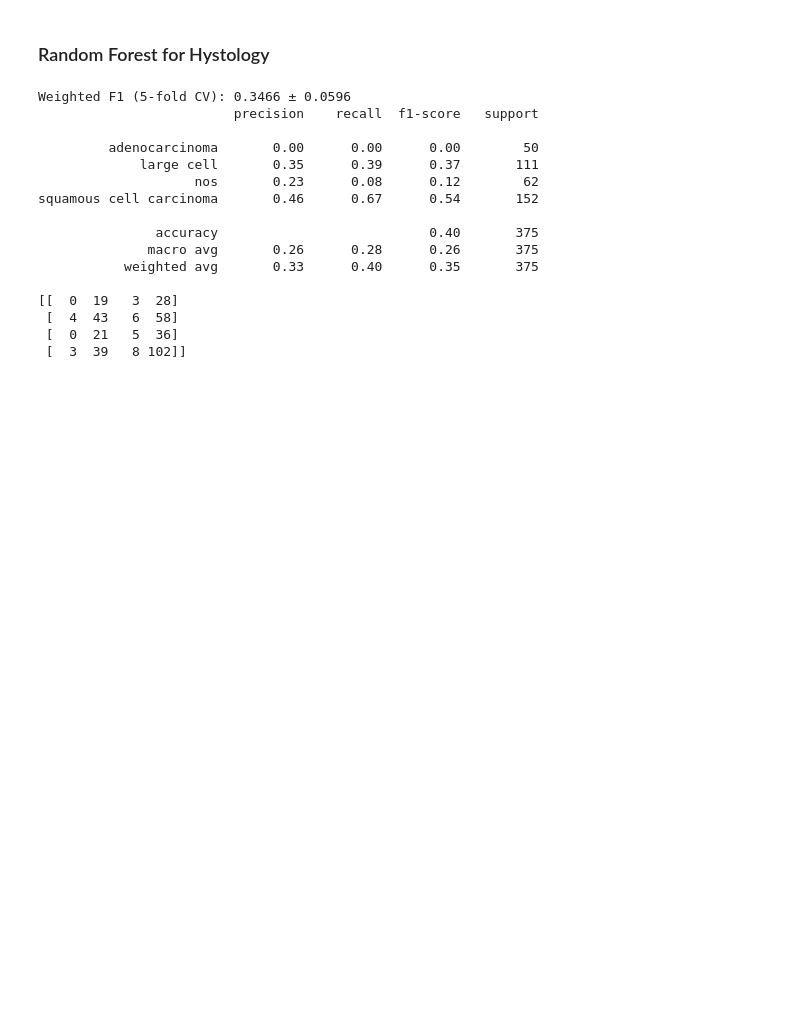
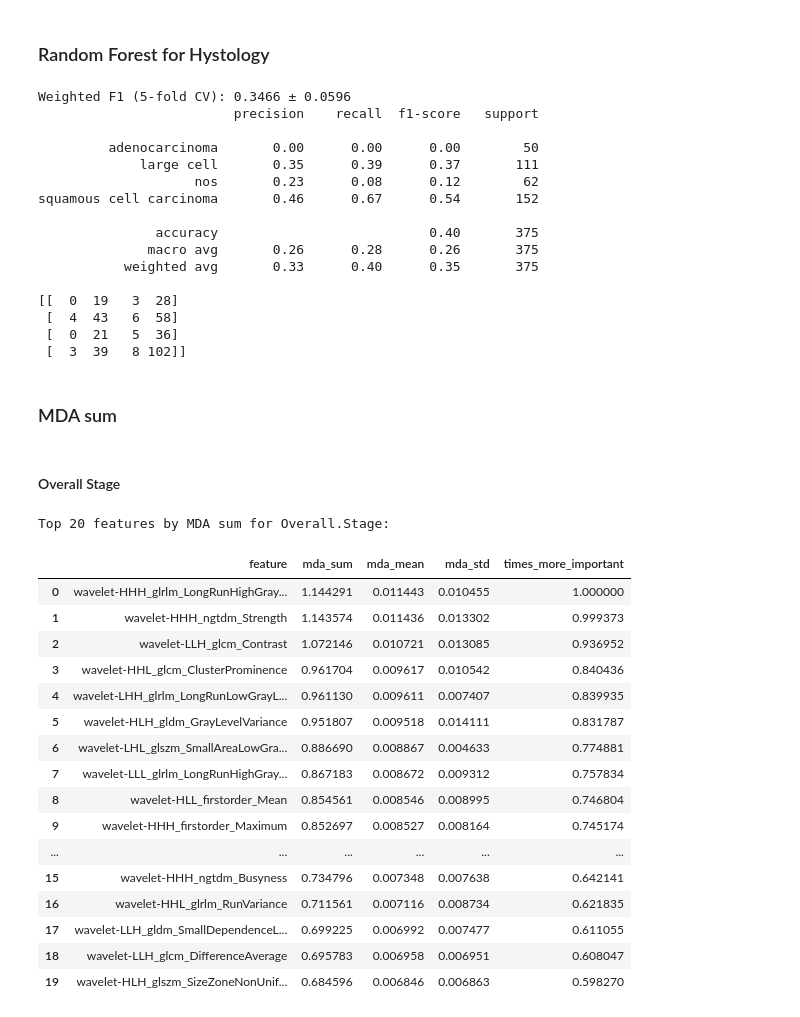
Before and after one commit to aaronma300604/tfg-CTDataAnalysis, a Jupyter notebook: preliminar_random_forest.ipynb, the cells around one changed output. Drawn from its saved outputs; the diff is of its cells as text; code cells hidden in the pictures; blank space fills up the shorter version.

```diff
--- a/preliminar_random_forest.ipynb
+++ b/preliminar_random_forest.ipynb
@@ -193,3 +196,5 @@ squamous cell carcinoma       0.46      0.67      0.54       152
  [  4  43   6  58]
  [  0  21   5  36]
  [  3  39   8 102]]
+# %% [markdown]
+### MDA sum
@@ -195,0 +253,42 @@ squamous cell carcinoma       0.46      0.67      0.54       152
+# %% [markdown]
+#### Overall Stage
+# %%
+tmp = df[["Patient"] + list(features)].copy()
+tmp = tmp.dropna(subset=features)
+
+stage_map = df2.set_index("PatientID")["Overall.Stage"]
+tmp["Overall.Stage"] = tmp["Patient"].map(stage_map)
+tmp = tmp.dropna(subset=["Overall.Stage"])
+
+X = tmp[list(features)]
+y = tmp["Overall.Stage"]
+
+classifier = RandomForestClassifier(n_estimators=100, random_state=42)
+cv = StratifiedKFold(n_splits=5, shuffle=True, random_state=42)
+
+stage_mda_ranking, mda_by_fold, raw_importances = compute_mda_sum(
+    classifier, X, y, cv=cv, n_repeats=20, random_state=42
+    )
+
+
+print("Top 20 features by MDA sum for Overall.Stage:")
+display(stage_mda_ranking.head(20))
+# %% [output]
+Top 20 features by MDA sum for Overall.Stage:
+|  | feature | mda_sum | mda_mean | mda_std | times_more_important |
+| 0 | wavelet-HHH_glrlm_LongRunHighGray... | 1.144291 | 0.011443 | 0.010455 | 1.000000 |
+| 1 | wavelet-HHH_ngtdm_Strength | 1.143574 | 0.011436 | 0.013302 | 0.999373 |
+| 2 | wavelet-LLH_glcm_Contrast | 1.072146 | 0.010721 | 0.013085 | 0.936952 |
+| 3 | wavelet-HHL_glcm_ClusterProminence | 0.961704 | 0.009617 | 0.010542 | 0.840436 |
+| 4 | wavelet-LHH_glrlm_LongRunLowGrayL... | 0.961130 | 0.009611 | 0.007407 | 0.839935 |
+| 5 | wavelet-HLH_gldm_GrayLevelVariance | 0.951807 | 0.009518 | 0.014111 | 0.831787 |
+| 6 | wavelet-LHL_glszm_SmallAreaLowGra... | 0.886690 | 0.008867 | 0.004633 | 0.774881 |
+| 7 | wavelet-LLL_glrlm_LongRunHighGray... | 0.867183 | 0.008672 | 0.009312 | 0.757834 |
+| 8 | wavelet-HLL_firstorder_Mean | 0.854561 | 0.008546 | 0.008995 | 0.746804 |
+| 9 | wavelet-HHH_firstorder_Maximum | 0.852697 | 0.008527 | 0.008164 | 0.745174 |
+| ... | ... | ... | ... | ... | ... |
+| 15 | wavelet-HHH_ngtdm_Busyness | 0.734796 | 0.007348 | 0.007638 | 0.642141 |
+| 16 | wavelet-HHL_glrlm_RunVariance | 0.711561 | 0.007116 | 0.008734 | 0.621835 |
+| 17 | wavelet-LLH_gldm_SmallDependenceL... | 0.699225 | 0.006992 | 0.007477 | 0.611055 |
+| 18 | wavelet-LLH_glcm_DifferenceAverage | 0.695783 | 0.006958 | 0.006951 | 0.608047 |
+| 19 | wavelet-HLH_glszm_SizeZoneNonUnif... | 0.684596 | 0.006846 | 0.006863 | 0.598270 |
```
Also changed, not shown: parts of 10 cells of this notebook.
